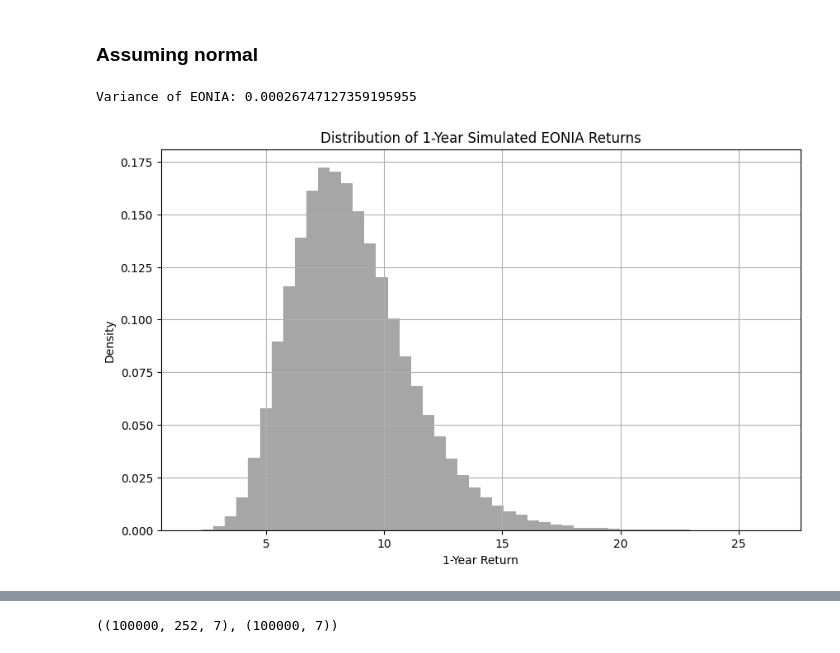
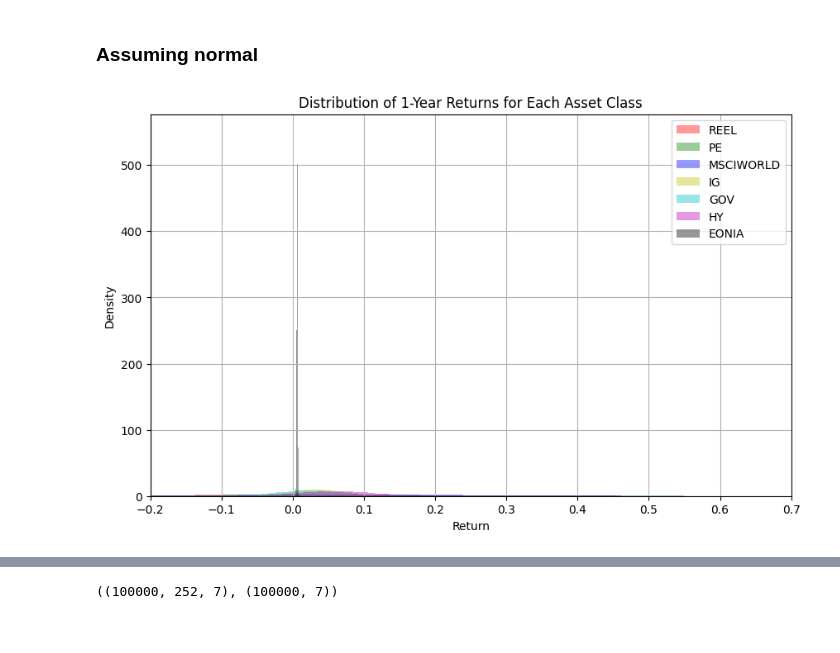
Before and after one commit to nickaskari/portfolio-opt-insurance, a Jupyter notebook: optimization/explore/bof_distribution.ipynb, the cells around one changed output, grey strips where cells are left out. Drawn from its saved outputs; the diff is of its cells as text; code cells hidden in the pictures.

```diff
--- a/optimization/explore/bof_distribution.ipynb
+++ b/optimization/explore/bof_distribution.ipynb
@@ -25,0 +16,5 @@ returns_df.head()
+# %%
+returns_df = fetch_data_df()
+returns_df = np.log(1 + returns_df)
+returns_df = np.exp(returns_df) - 1
+returns_df.head()
@@ -63,28 +66,26 @@ asset_classes = returns_df.columns
 # %%
 mean_returns = returns_df.mean()
 cov_matrix = returns_df.cov()
-
-# Check the variance of EONIA
-print("Variance of EONIA:", cov_matrix['EONIA']['EONIA'])
-# %% [output]
-Variance of EONIA: 0.00026747127359195955
 # %%
-eonia_mean = mean_returns['EONIA']
-eonia_std = np.sqrt(cov_matrix['EONIA']['EONIA'])
+# Simulate daily returns for 1 year using the multivariate normal distribution
+simulated_daily_returns = np.random.multivariate_normal(mean_returns, cov_matrix, (n_simulations, n_days))
 
-# Simulate daily returns for EONIA using a normal distribution
-simulated_eonia_daily_returns = np.random.normal(eonia_mean, eonia_std, (n_simulations, n_days))
+# Calculate cumulative returns for each asset class over 1 year
+simulated_cumulative_returns = np.cumprod(1 + simulated_daily_returns, axis=1)[:, -1] - 1
 
-# Calculate cumulative returns for each simulation over 1 year
-simulated_eonia_cumulative_returns = np.cumprod(1 + simulated_eonia_daily_returns, axis=1)[:, -1] - 1
+plt.figure(figsize=(10, 6))
 
-# Plot the distribution of the simulated EONIA cumulative returns
-plt.figure(figsize=(10, 6))
-plt.hist(simulated_eonia_cumulative_returns, bins=50, alpha=0.7, color='gray', density=True)
-plt.title('Distribution of 1-Year Simulated EONIA Returns')
-plt.xlabel('1-Year Return')
+colors = ['r', 'g', 'b', 'y', 'c', 'm', "k", "n"]  # Colors for each asset class (adjust to match the number of assets)
+
+for i, asset_class in enumerate(asset_classes):
+    plt.hist(simulated_cumulative_returns[:, i], bins=50, alpha=0.4, color=colors[i], label=asset_class, density=True)
+
+plt.title('Distribution of 1-Year Returns for Each Asset Class')
+plt.xlabel('Return')
 plt.ylabel('Density')
 plt.grid(True)
+plt.legend(loc='upper right')
+plt.xlim(-0.2, 0.7)
 plt.show()
 # %% [output]
-[figure, old version]
+[figure, new version]
```
Also changed, not shown: parts of 11 cells of this notebook, 9 other files.
